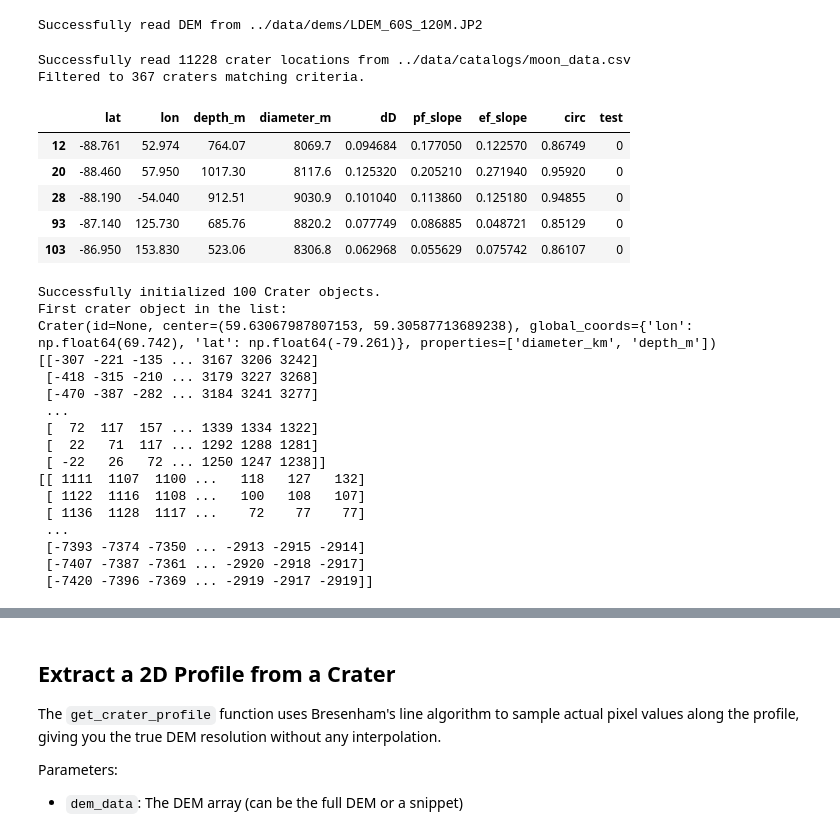
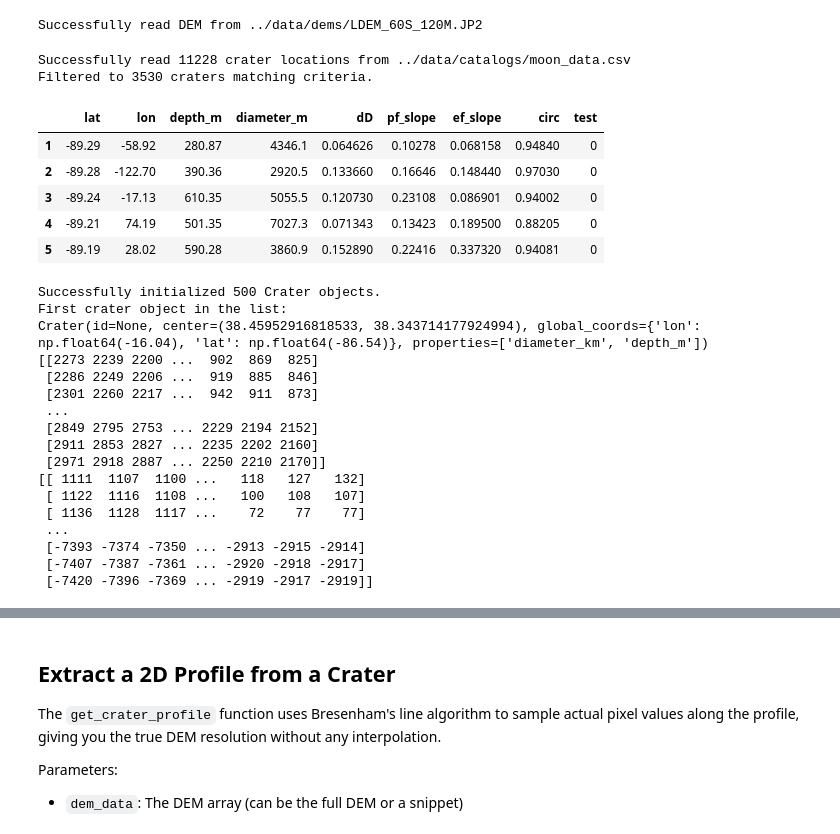
Before and after one commit to Andrew-Pick/lunar_dem_analysis, a Jupyter notebook: notebooks/exploratory_analysis.ipynb, the cells around one changed output, grey strips where cells are left out. Cells and saved outputs as stored; diff of their text form; code cells hidden in the pictures.

```diff
--- a/notebooks/exploratory_analysis.ipynb
+++ b/notebooks/exploratory_analysis.ipynb
@@ -17,28 +16,28 @@ Successfully read DEM from ../data/dems/LDEM_60S_120M.JP2
 # %%
 #lat = 'LAT_CIRC_IMG'
 #lon = 'LON_CIRC_IMG'
 #diam = 'DIAM_CIRC_IMG'
 lat = 'lat'
 lon = 'lon'
 diam = 'diameter_m'
 depth = 'depth_m'
 
 #craters = read_crater_locations('../data/catalogs/lunar_crater_database_robbins_2018.csv')
 #craters = filter_craters(craters, pole='south', lat_threshold=60, circ_threshold=None, diam_min=8, diam_max=None, lat_col=lat, diam_col=diam)
 
 craters = read_crater_locations('../data/catalogs/moon_data.csv')
-craters = filter_craters(craters, pole='south', lat_threshold=60, circ_threshold=0.85, diam_min=8000, diam_max=None, lat_col=lat, diam_col=diam)
+craters = filter_craters(craters, pole='south', lat_threshold=60, circ_threshold=0.85, diam_min=2500, diam_max=None, lat_col=lat, diam_col=diam)
 
 craters.head()
 # %% [output]
 Successfully read 11228 crater locations from ../data/catalogs/moon_data.csv
-Filtered to 367 craters matching criteria.
+Filtered to 3530 craters matching criteria.
 |  | lat | lon | depth_m | diameter_m | dD | pf_slope | ef_slope | circ | test |
-| 12 | -88.761 | 52.974 | 764.07 | 8069.7 | 0.094684 | 0.177050 | 0.122570 | 0.86749 | 0 |
-| 20 | -88.460 | 57.950 | 1017.30 | 8117.6 | 0.125320 | 0.205210 | 0.271940 | 0.95920 | 0 |
-| 28 | -88.190 | -54.040 | 912.51 | 9030.9 | 0.101040 | 0.113860 | 0.125180 | 0.94855 | 0 |
-| 93 | -87.140 | 125.730 | 685.76 | 8820.2 | 0.077749 | 0.086885 | 0.048721 | 0.85129 | 0 |
-| 103 | -86.950 | 153.830 | 523.06 | 8306.8 | 0.062968 | 0.055629 | 0.075742 | 0.86107 | 0 |
+| 1 | -89.29 | -58.92 | 280.87 | 4346.1 | 0.064626 | 0.10278 | 0.068158 | 0.94840 | 0 |
+| 2 | -89.28 | -122.70 | 390.36 | 2920.5 | 0.133660 | 0.16646 | 0.148440 | 0.97030 | 0 |
+| 3 | -89.24 | -17.13 | 610.35 | 5055.5 | 0.120730 | 0.23108 | 0.086901 | 0.94002 | 0 |
+| 4 | -89.21 | 74.19 | 501.35 | 7027.3 | 0.071343 | 0.13423 | 0.189500 | 0.88205 | 0 |
+| 5 | -89.19 | 28.02 | 590.28 | 3860.9 | 0.152890 | 0.22416 | 0.337320 | 0.94081 | 0 |
 # %%
 ### Initialise Craters ###
 # Create an empty list to hold the Crater objects
@@ -46,7 +45,7 @@ crater_objects = []
 
 # Loop through the first few rows of the DataFrame for demonstration
 # To process all craters, change `craters.head(1).iterrows()` to `craters.iterrows()`
-for index, row in craters.head(100).iterrows():
+for index, row in craters.head(500).iterrows():
     # Extract crater properties from the row
     crater_id = None #row['CRATER_ID']
     crater_lon = row[lon]
@@ -87,16 +86,16 @@ if crater_objects:
     print(crater_objects[50].dem_data)
 print(dem)
 # %% [output]
-Successfully initialized 100 Crater objects.
+Successfully initialized 500 Crater objects.
 First crater object in the list:
-Crater(id=None, center=(59.63067987807153, 59.30587713689238), global_coords={'lon': np.float64(69.742), 'lat': np.float64(-79.261)}, properties=['diameter_km', 'depth_m'])
-[[-307 -221 -135 ... 3167 3206 3242]
- [-418 -315 -210 ... 3179 3227 3268]
- [-470 -387 -282 ... 3184 3241 3277]
+Crater(id=None, center=(38.45952916818533, 38.343714177924994), global_coords={'lon': np.float64(-16.04), 'lat': np.float64(-86.54)}, properties=['diameter_km', 'depth_m'])
+[[2273 2239 2200 ...  902  869  825]
+ [2286 2249 2206 ...  919  885  846]
+ [2301 2260 2217 ...  942  911  873]
  ...
- [  72  117  157 ... 1339 1334 1322]
- [  22   71  117 ... 1292 1288 1281]
- [ -22   26   72 ... 1250 1247 1238]]
+ [2849 2795 2753 ... 2229 2194 2152]
+ [2911 2853 2827 ... 2235 2202 2160]
+ [2971 2918 2887 ... 2250 2210 2170]]
 [[ 1111  1107  1100 ...   118   127   132]
  [ 1122  1116  1108 ...   100   108   107]
  [ 1136  1128  1117 ...    72    77    77]
```
Also changed, not shown: parts of 6 cells of this notebook, 1 other file.
